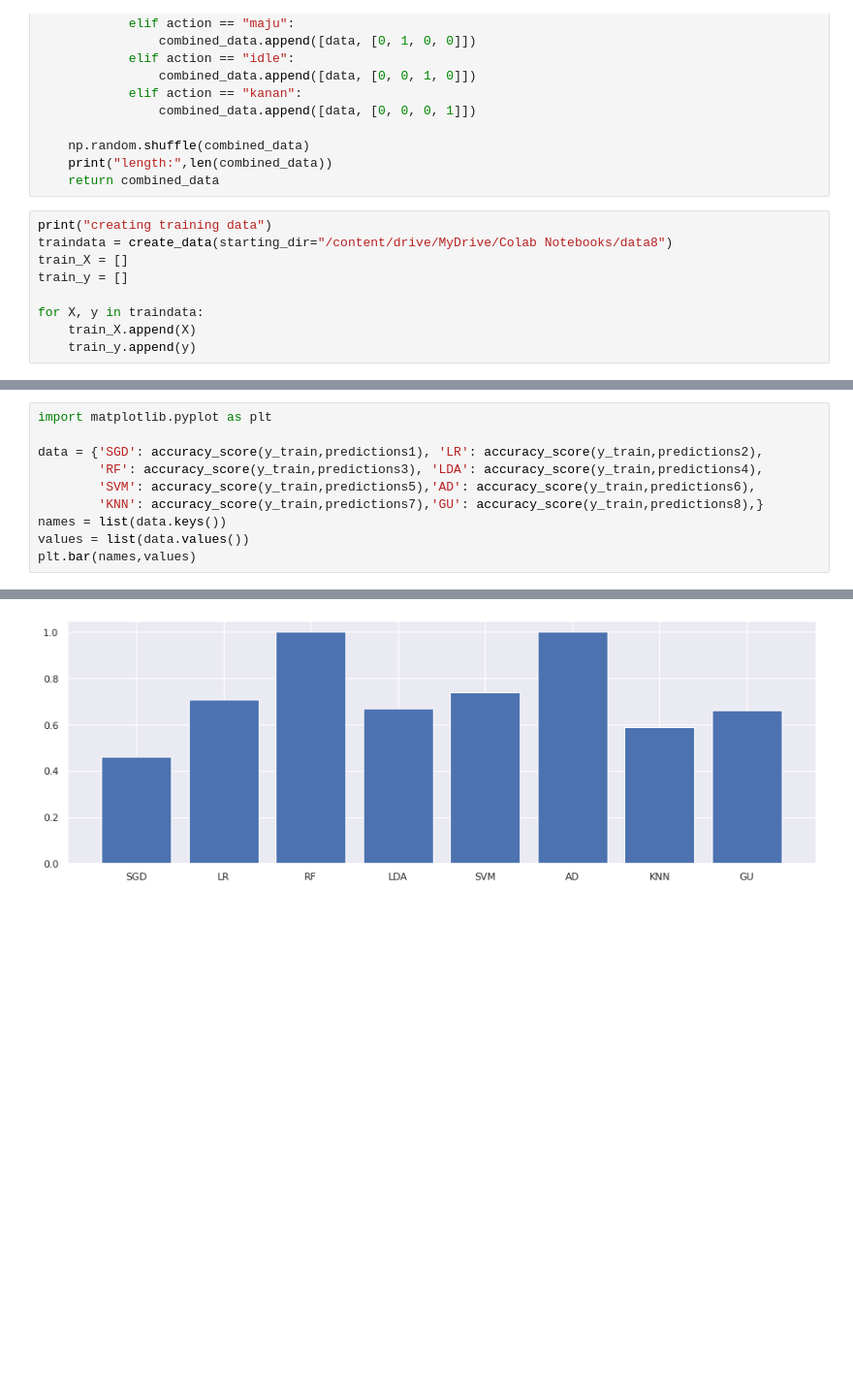
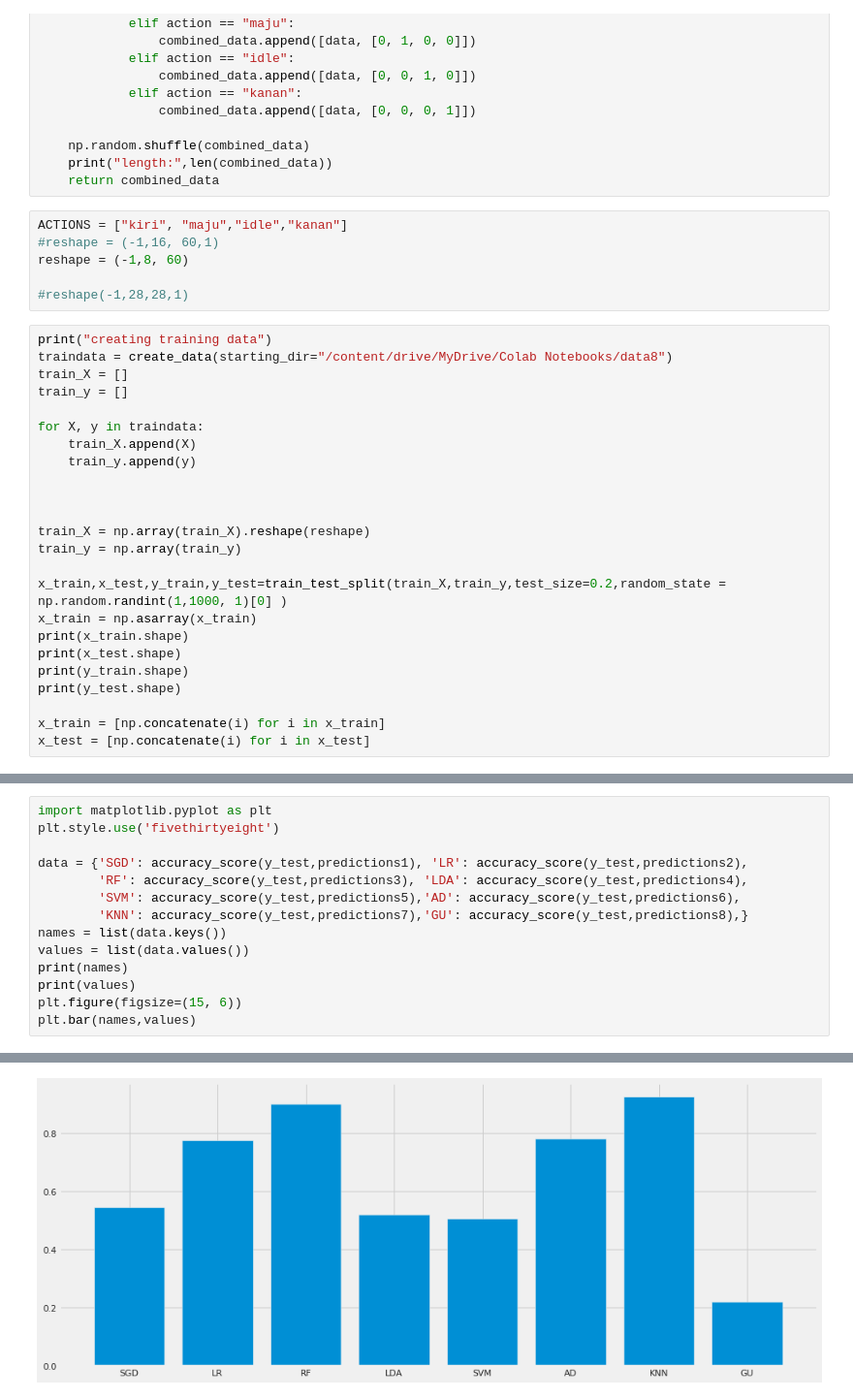
Before and after one commit to wedexyz/eeg-, a Jupyter notebook: MLVS4_8chanel.ipynb, the cells around one changed output, grey strips where cells are left out. Shown at 97% size. Cells and saved outputs as stored; diff of their text form; blank space fills up the shorter version.

```diff
--- a/MLVS4_8chanel.ipynb
+++ b/MLVS4_8chanel.ipynb
@@ -159,6 +196,12 @@ def create_data(starting_dir="/content/drive/MyDrive/Colab Notebooks/data8"):
     np.random.shuffle(combined_data)
     print("length:",len(combined_data))
     return combined_data
+# %%
+ACTIONS = ["kiri", "maju","idle","kanan"]
+#reshape = (-1,16, 60,1)
+reshape = (-1,8, 60)
+
+#reshape(-1,28,28,1)
 # %%
 print("creating training data")
 traindata = create_data(starting_dir="/content/drive/MyDrive/Colab Notebooks/data8")
@@ -168,6 +211,21 @@ train_y = []
 for X, y in traindata:
     train_X.append(X)
     train_y.append(y)
+
+
+
+train_X = np.array(train_X).reshape(reshape)
+train_y = np.array(train_y)
+
+x_train,x_test,y_train,y_test=train_test_split(train_X,train_y,test_size=0.2,random_state = np.random.randint(1,1000, 1)[0] )
+x_train = np.asarray(x_train)
+print(x_train.shape)
+print(x_test.shape)
+print(y_train.shape)
+print(y_test.shape)
+
+x_train = [np.concatenate(i) for i in x_train]
+x_test = [np.concatenate(i) for i in x_test]
 # %% [output]
 creating training data
 [250, 250, 250, 250]
@@ -337,11 +372,15 @@ label_ranking_average_precision_score 0.9375000000000001
 # %%
 import matplotlib.pyplot as plt
+plt.style.use('fivethirtyeight')
 
-data = {'SGD': accuracy_score(y_train,predictions1), 'LR': accuracy_score(y_train,predictions2),
-        'RF': accuracy_score(y_train,predictions3), 'LDA': accuracy_score(y_train,predictions4),
-        'SVM': accuracy_score(y_train,predictions5),'AD': accuracy_score(y_train,predictions6),
-        'KNN': accuracy_score(y_train,predictions7),'GU': accuracy_score(y_train,predictions8),}
+data = {'SGD': accuracy_score(y_test,predictions1), 'LR': accuracy_score(y_test,predictions2),
+        'RF': accuracy_score(y_test,predictions3), 'LDA': accuracy_score(y_test,predictions4),
+        'SVM': accuracy_score(y_test,predictions5),'AD': accuracy_score(y_test,predictions6),
+        'KNN': accuracy_score(y_test,predictions7),'GU': accuracy_score(y_test,predictions8),}
 names = list(data.keys())
 values = list(data.values())
+print(names)
+print(values)
+plt.figure(figsize=(15, 6))
 plt.bar(names,values)
 # %% [output]
@@ -349 +390 @@ plt.bar(names,values)
-[figure, old version]
+[figure, new version]
```
Also changed, not shown: parts of 16 cells of this notebook.
